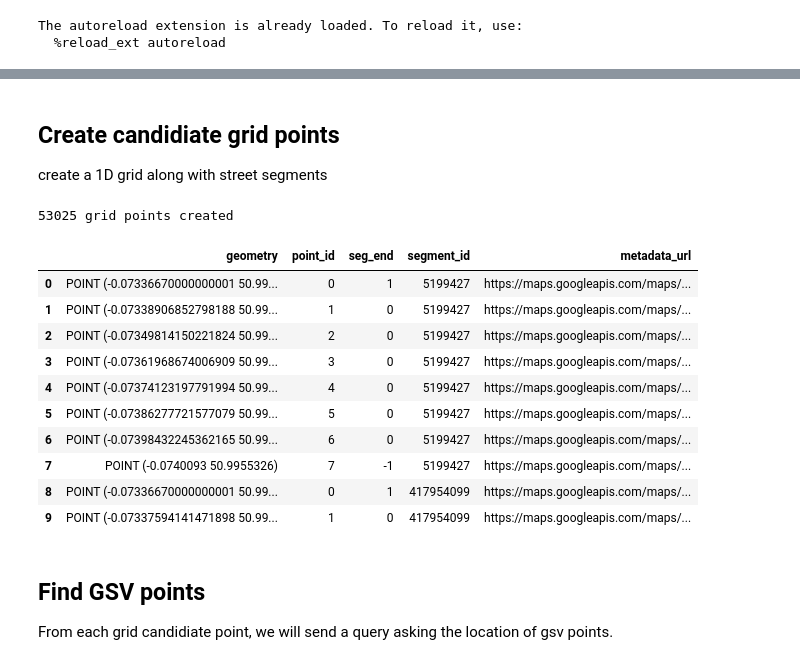
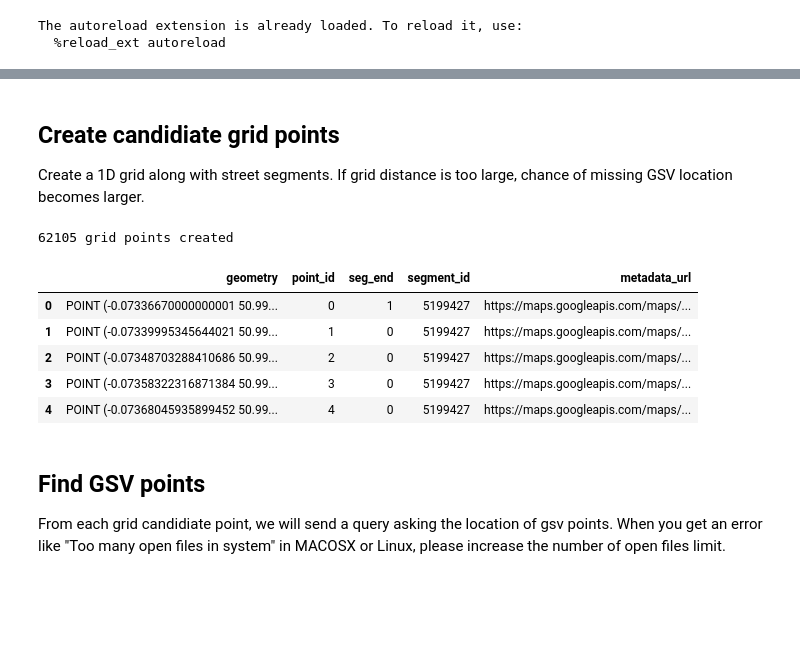
Before and after one commit to yonghah/streetscape, a Jupyter notebook: sample/example.ipynb, the cells around one changed output, grey strips where cells are left out. Cells and saved outputs as stored; diff of their text form; code cells hidden in the pictures; blank space fills up the shorter version.

```diff
--- a/sample/example.ipynb
+++ b/sample/example.ipynb
@@ -27,26 +42,23 @@ streets.plot()
 # %% [markdown]
 ## Create candidiate grid points
-create a 1D grid along with street segments
+Create a 1D grid along with street segments. If grid distance is too large, chance of missing GSV location becomes larger.
 # %%
-grids = ss.generate_grids(streets, distance=10)
+grids = ss.generate_grids(streets, distance=8)
 # %% [output]
-53025 grid points created
+62105 grid points created
 # %%
-grids.head(10)
+grids.head()
 # %% [output]
 |  | geometry | point_id | seg_end | segment_id | metadata_url |
 | 0 | POINT (-0.07336670000000001 50.99... | 0 | 1 | 5199427 | https://maps.googleapis.com/maps/... |
-| 1 | POINT (-0.07338906852798188 50.99... | 1 | 0 | 5199427 | https://maps.googleapis.com/maps/... |
-| 2 | POINT (-0.07349814150221824 50.99... | 2 | 0 | 5199427 | https://maps.googleapis.com/maps/... |
-| 3 | POINT (-0.07361968674006909 50.99... | 3 | 0 | 5199427 | https://maps.googleapis.com/maps/... |
-| 4 | POINT (-0.07374123197791994 50.99... | 4 | 0 | 5199427 | https://maps.googleapis.com/maps/... |
-| 5 | POINT (-0.07386277721577079 50.99... | 5 | 0 | 5199427 | https://maps.googleapis.com/maps/... |
-| 6 | POINT (-0.07398432245362165 50.99... | 6 | 0 | 5199427 | https://maps.googleapis.com/maps/... |
-| 7 | POINT (-0.0740093 50.9955326) | 7 | -1 | 5199427 | https://maps.googleapis.com/maps/... |
-| 8 | POINT (-0.07336670000000001 50.99... | 0 | 1 | 417954099 | https://maps.googleapis.com/maps/... |
-| 9 | POINT (-0.07337594141471898 50.99... | 1 | 0 | 417954099 | https://maps.googleapis.com/maps/... |
+| 1 | POINT (-0.07339995345644021 50.99... | 1 | 0 | 5199427 | https://maps.googleapis.com/maps/... |
+| 2 | POINT (-0.07348703288410686 50.99... | 2 | 0 | 5199427 | https://maps.googleapis.com/maps/... |
+| 3 | POINT (-0.07358322316871384 50.99... | 3 | 0 | 5199427 | https://maps.googleapis.com/maps/... |
+| 4 | POINT (-0.07368045935899452 50.99... | 4 | 0 | 5199427 | https://maps.googleapis.com/maps/... |
 # %% [markdown]
 ## Find GSV points
 From each grid candidiate point, we will send a query asking the location of gsv points.
+When you get an error like "Too many open files in system" in MACOSX or Linux, please increase
+the number of open files limit.
 # %%
 %%time
```
Also changed, not shown: parts of 16 cells of this notebook, 5 other files.
